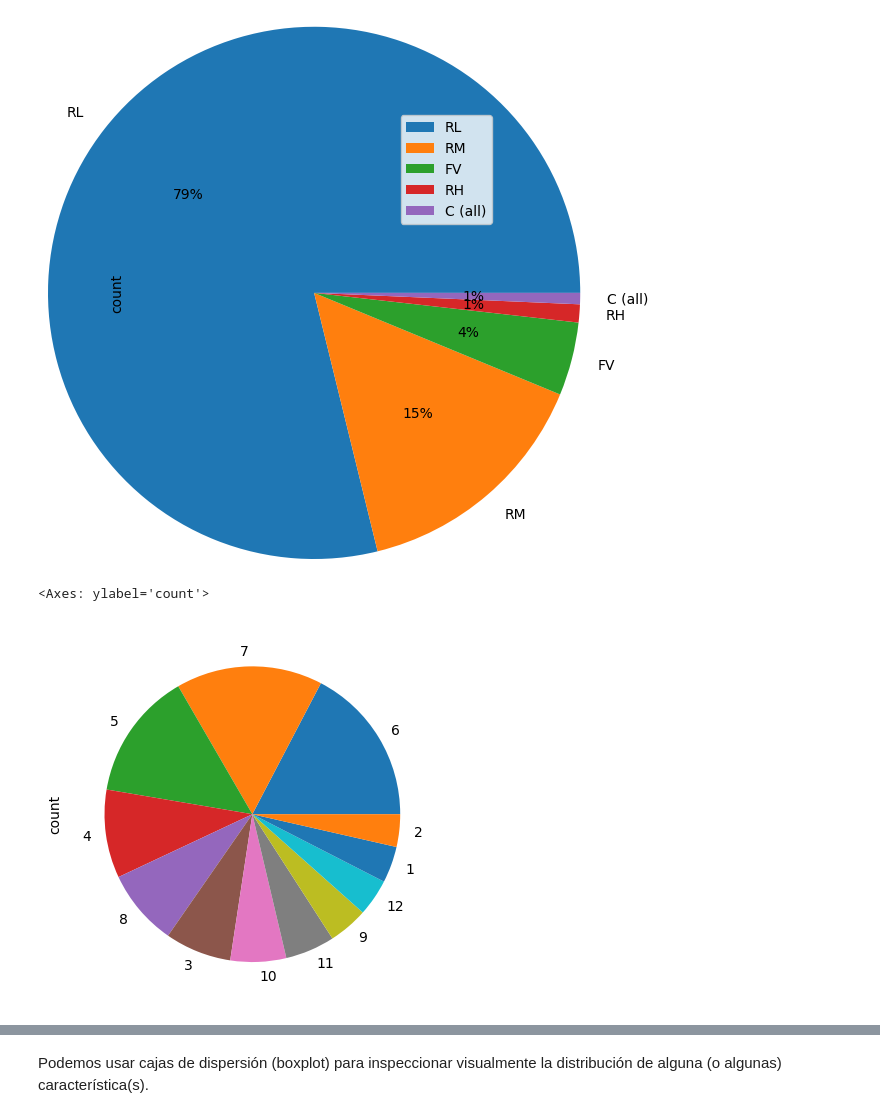
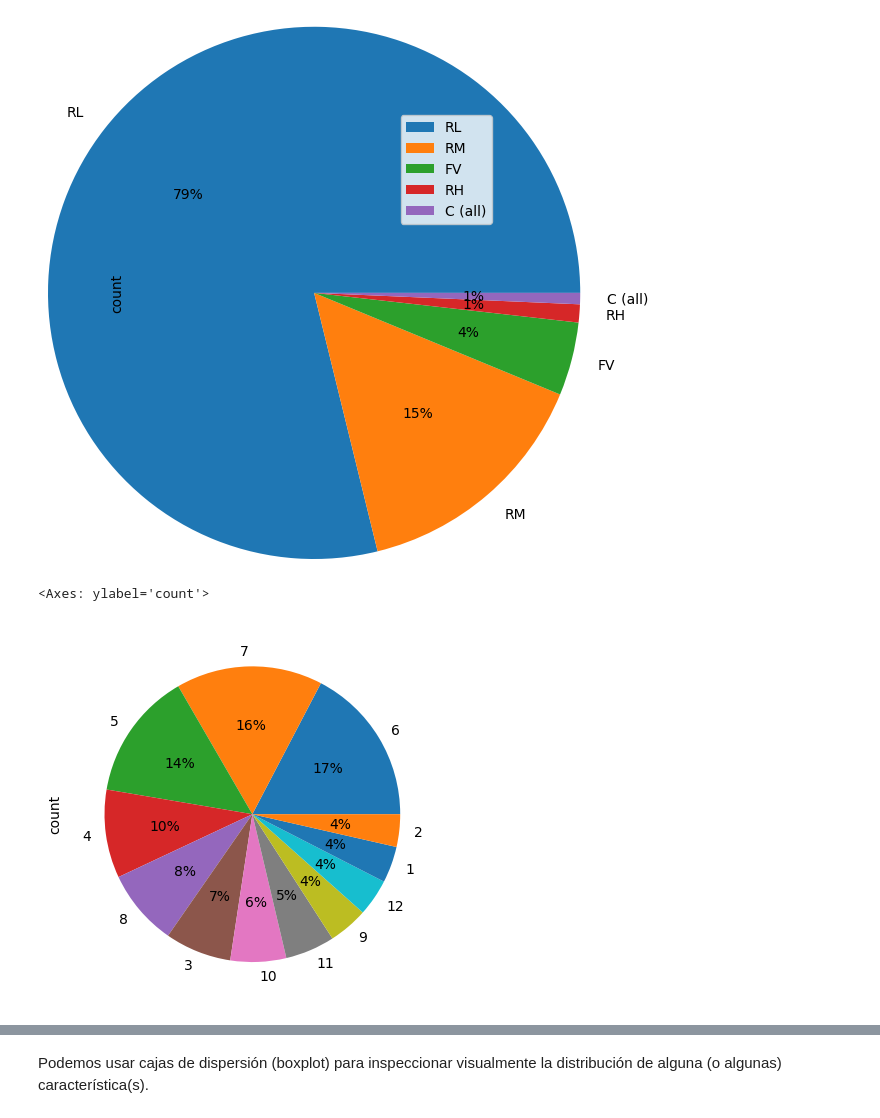
Before and after one commit to andrescastro-itm/AI_ITM, a Jupyter notebook: Clase 2/EDA.ipynb, the cells around one changed output, grey strips where cells are left out. Cells and saved outputs as stored; diff of their text form; code cells hidden in the pictures.

```diff
--- a/Clase 2/EDA.ipynb
+++ b/Clase 2/EDA.ipynb
@@ -236,7 +250,7 @@ plt.legend()
 <matplotlib.legend.Legend at 0x...>
 [figure]
 # %%
-df['MoSold'].value_counts().plot.pie()
+df['MoSold'].sort_values().value_counts().plot.pie(autopct='%1.0f%%')
 # %% [output]
 <Axes: ylabel='count'>
-[figure, old version]
+[figure, new version]
```
Also changed, not shown: parts of 26 cells of this notebook.
